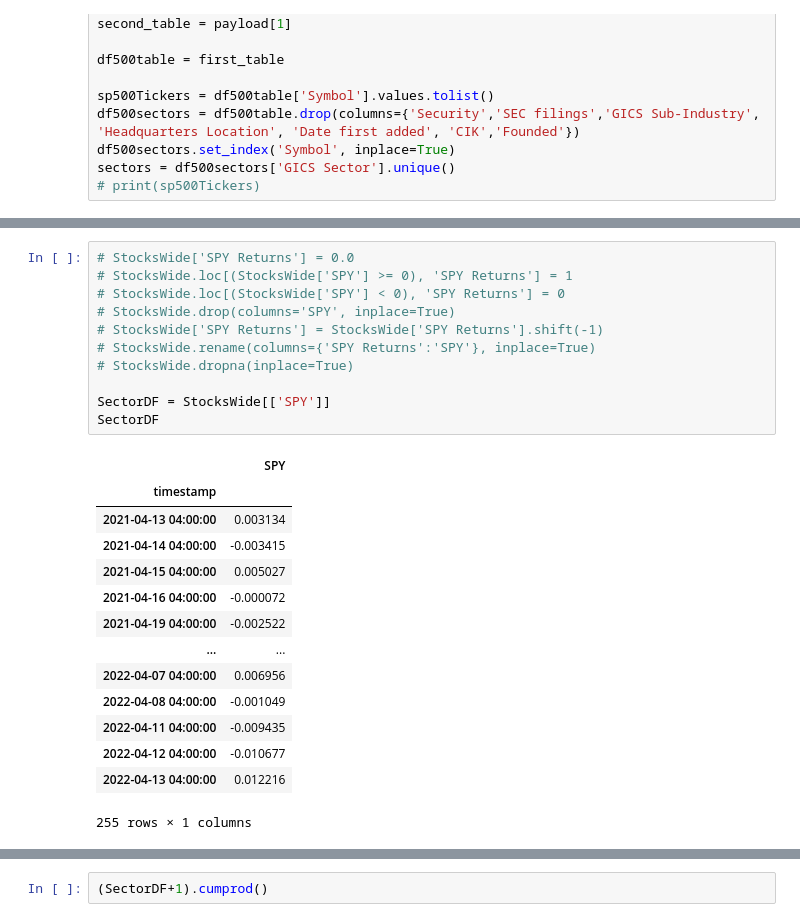
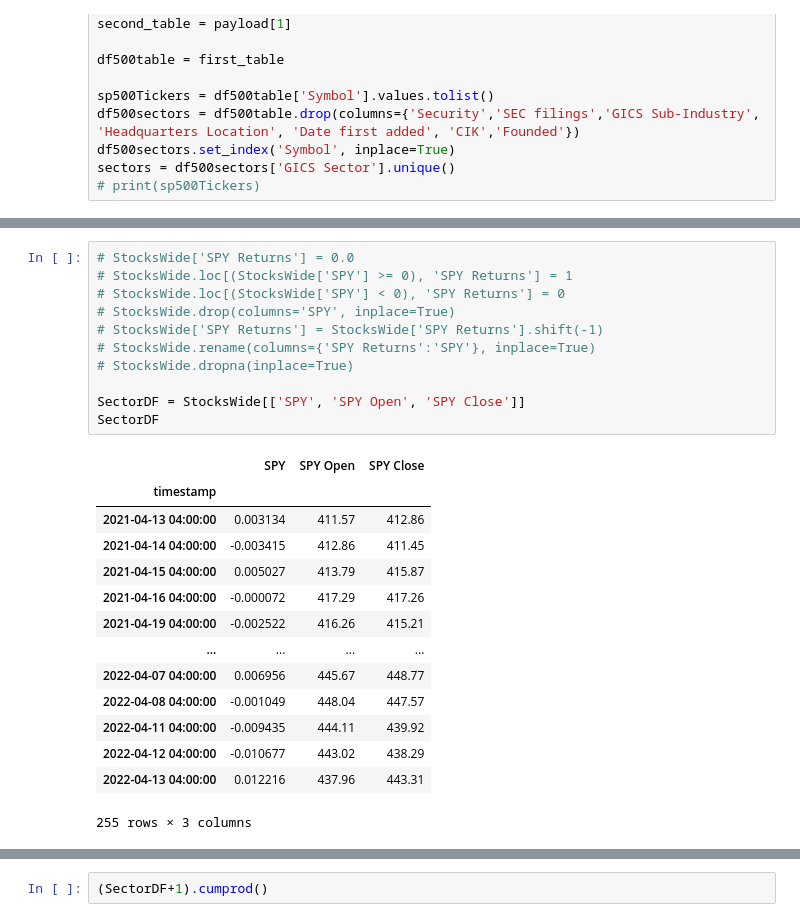
Before and after one commit to Analitico-771/machine_learning_index_prediction, a Jupyter notebook: DataPrep.ipynb, the cells around one changed output, grey strips where cells are left out. Drawn from its saved outputs; the diff is of its cells as text.

Commit message:
add SPY Open and SPY Close

```diff
--- a/DataPrep.ipynb
+++ b/DataPrep.ipynb
@@ -46,29 +46,29 @@ StocksWide.head()
 # %%
 # StocksWide['SPY Returns'] = 0.0
 # StocksWide.loc[(StocksWide['SPY'] >= 0), 'SPY Returns'] = 1
 # StocksWide.loc[(StocksWide['SPY'] < 0), 'SPY Returns'] = 0
 # StocksWide.drop(columns='SPY', inplace=True)
 # StocksWide['SPY Returns'] = StocksWide['SPY Returns'].shift(-1)
 # StocksWide.rename(columns={'SPY Returns':'SPY'}, inplace=True)
 # StocksWide.dropna(inplace=True)
 
-SectorDF = StocksWide[['SPY']]
+SectorDF = StocksWide[['SPY', 'SPY Open', 'SPY Close']]
 SectorDF
 # %% [output]
-|  | SPY |
-| timestamp |  |
-| 2021-04-13 04:00:00 | 0.003134 |
-| 2021-04-14 04:00:00 | -0.003415 |
-| 2021-04-15 04:00:00 | 0.005027 |
-| 2021-04-16 04:00:00 | -0.000072 |
-| 2021-04-19 04:00:00 | -0.002522 |
-| ... | ... |
-| 2022-04-07 04:00:00 | 0.006956 |
-| 2022-04-08 04:00:00 | -0.001049 |
-| 2022-04-11 04:00:00 | -0.009435 |
-| 2022-04-12 04:00:00 | -0.010677 |
-| 2022-04-13 04:00:00 | 0.012216 |
+|  | SPY | SPY Open | SPY Close |
+| timestamp |  |  |  |
+| 2021-04-13 04:00:00 | 0.003134 | 411.57 | 412.86 |
+| 2021-04-14 04:00:00 | -0.003415 | 412.86 | 411.45 |
+| 2021-04-15 04:00:00 | 0.005027 | 413.79 | 415.87 |
+| 2021-04-16 04:00:00 | -0.000072 | 417.29 | 417.26 |
+| 2021-04-19 04:00:00 | -0.002522 | 416.26 | 415.21 |
+| ... | ... | ... | ... |
+| 2022-04-07 04:00:00 | 0.006956 | 445.67 | 448.77 |
+| 2022-04-08 04:00:00 | -0.001049 | 448.04 | 447.57 |
+| 2022-04-11 04:00:00 | -0.009435 | 444.11 | 439.92 |
+| 2022-04-12 04:00:00 | -0.010677 | 443.02 | 438.29 |
+| 2022-04-13 04:00:00 | 0.012216 | 437.96 | 443.31 |
-255 rows × 1 columns
+255 rows × 3 columns
 # %%
 # Iterates through StocksWide and puts all the stocks into a sector before taking a mean
 
```
Also changed, not shown: parts of 4 cells of this notebook, 2 other files.
